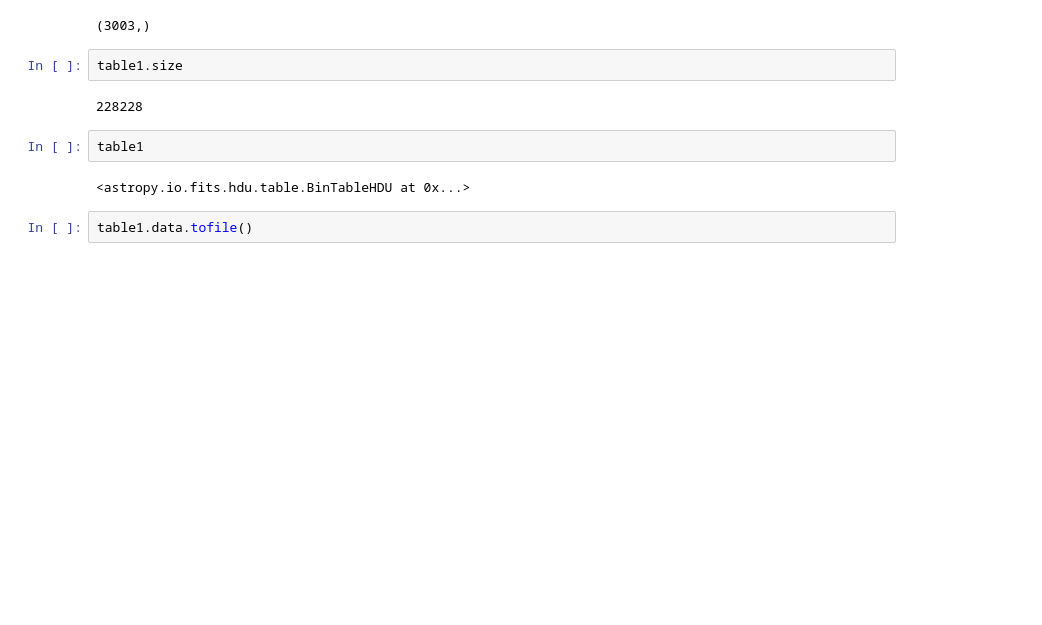
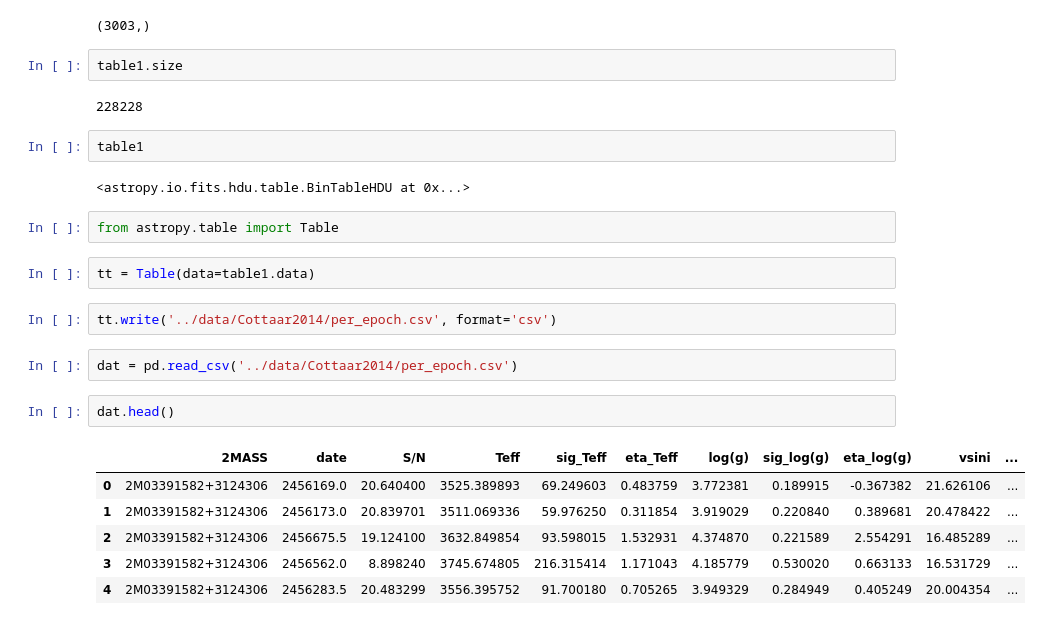
Before and after one commit to BrownDwarf/ApJdataFrames, a Jupyter notebook: notebooks/Cottaar2014.ipynb, the cells around one changed output. Drawn from its saved outputs; the diff is of its cells as text; blank space fills up the shorter version.

```diff
--- a/notebooks/Cottaar2014.ipynb
+++ b/notebooks/Cottaar2014.ipynb
@@ -51,5 +52,20 @@ table1.size
 table1
 # %% [output]
 <astropy.io.fits.hdu.table.BinTableHDU at 0x...>
-# %%
-table1.data.tofile()
+# %%
+from astropy.table import Table
+# %%
+tt = Table(data=table1.data)
+# %%
+tt.write('../data/Cottaar2014/per_epoch.csv', format='csv')
+# %%
+dat = pd.read_csv('../data/Cottaar2014/per_epoch.csv')
+# %%
+dat.head()
+# %% [output]
+|  | 2MASS | date | S/N | Teff | sig_Teff | eta_Teff | log(g) | sig_log(g) | eta_log(g) | vsini | ... |
+| 0 | 2M03391582+3124306 | 2456169.0 | 20.640400 | 3525.389893 | 69.249603 | 0.483759 | 3.772381 | 0.189915 | -0.367382 | 21.626106 | ... |
+| 1 | 2M03391582+3124306 | 2456173.0 | 20.839701 | 3511.069336 | 59.976250 | 0.311854 | 3.919029 | 0.220840 | 0.389681 | 20.478422 | ... |
+| 2 | 2M03391582+3124306 | 2456675.5 | 19.124100 | 3632.849854 | 93.598015 | 1.532931 | 4.374870 | 0.221589 | 2.554291 | 16.485289 | ... |
+| 3 | 2M03391582+3124306 | 2456562.0 | 8.898240 | 3745.674805 | 216.315414 | 1.171043 | 4.185779 | 0.530020 | 0.663133 | 16.531729 | ... |
+| 4 | 2M03391582+3124306 | 2456283.5 | 20.483299 | 3556.395752 | 91.700180 | 0.705265 | 3.949329 | 0.284949 | 0.405249 | 20.004354 | ... |
```
Also changed, not shown: parts of 9 cells of this notebook.
